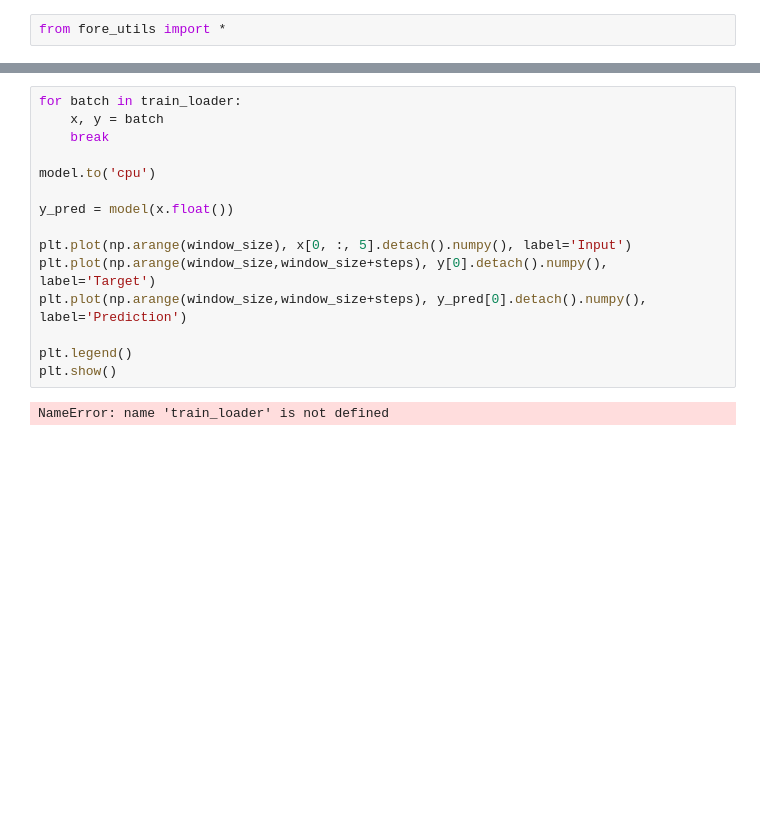
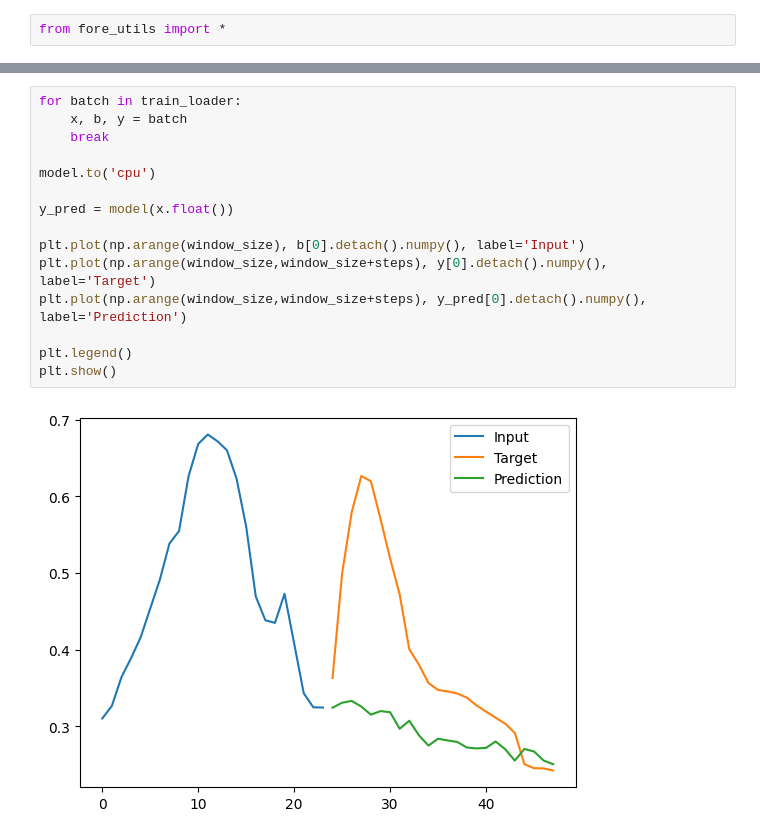
Before and after one commit to Divanvdb/forecasting_experiments, a Jupyter notebook: point_to_point.ipynb, the cells around one changed output, grey strips where cells are left out. Cells and saved outputs as stored; diff of their text form; blank space fills up the shorter version.

```diff
--- a/point_to_point.ipynb
+++ b/point_to_point.ipynb
@@ -291,17 +430,17 @@ Find logs at: ./wandb/run-20241029_141958-jw3dsqvq/logs
 # %%
 for batch in train_loader:
-    x, y = batch
+    x, b, y = batch
     break
 
 model.to('cpu')
 
 y_pred = model(x.float())
 
-plt.plot(np.arange(window_size), x[0, :, 5].detach().numpy(), label='Input')
+plt.plot(np.arange(window_size), b[0].detach().numpy(), label='Input')
 plt.plot(np.arange(window_size,window_size+steps), y[0].detach().numpy(),  label='Target')
 plt.plot(np.arange(window_size,window_size+steps), y_pred[0].detach().numpy(), label='Prediction')
 
 plt.legend()
 plt.show()
 # %% [output]
-NameError: name 'train_loader' is not defined
+[figure, added]
```
Also changed, not shown: parts of 5 cells of this notebook, 1 other file.
